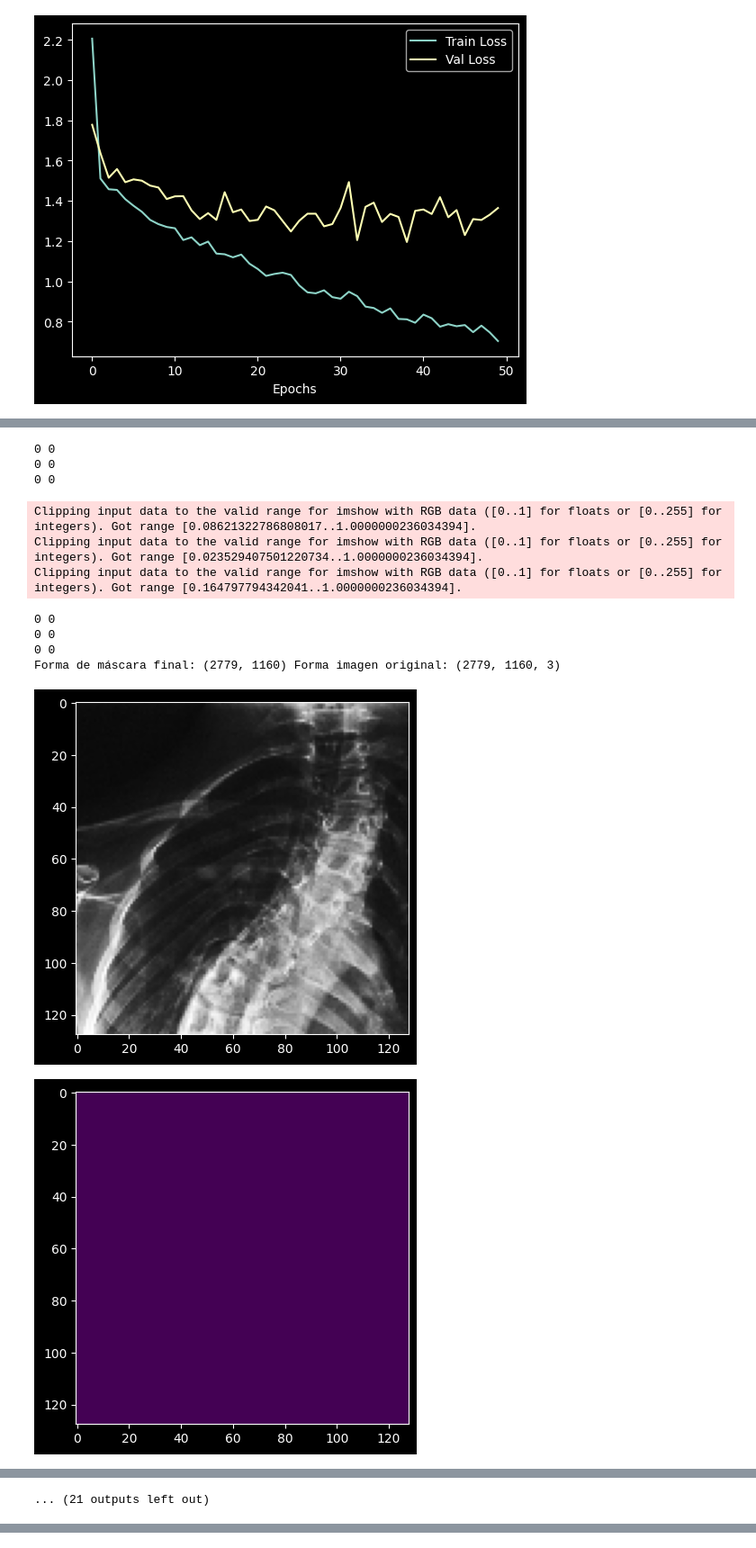
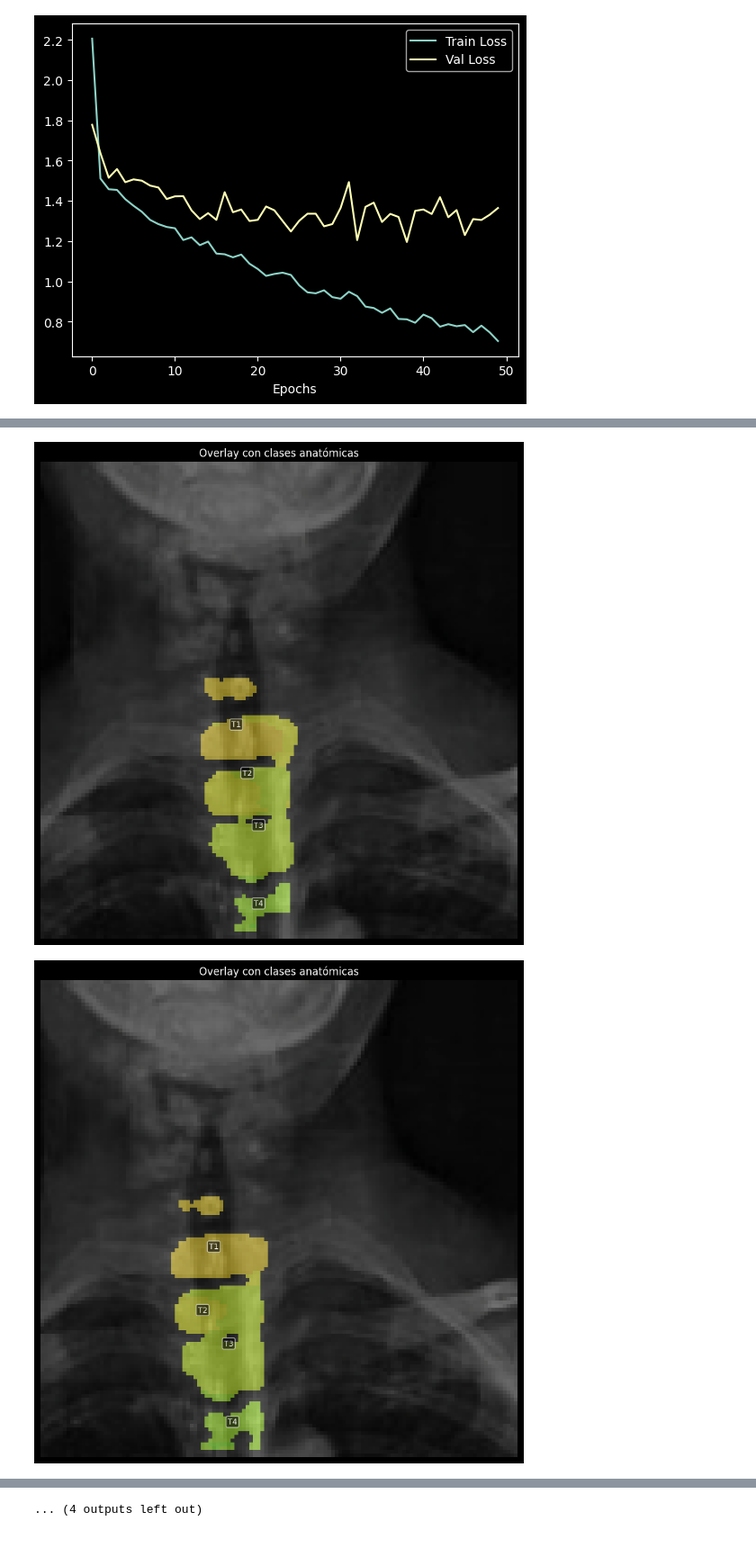
Before and after one commit to Nicolasgr22/Segmentacion_semantica_columna, a Jupyter notebook: notebooks/unet++/Unet++_patches.ipynb, the cells around one changed output, grey strips where cells are left out. Shown at 90% size. Cells and saved outputs as stored; diff of their text form; code cells hidden in the pictures.

```diff
--- a/notebooks/unet++/Unet++_patches.ipynb
+++ b/notebooks/unet++/Unet++_patches.ipynb
@@ -385,14 +385,11 @@ val_transforms.append(ToTensorV2())
 
 val_transform = A.Compose(val_transforms)
 
-# val_transform = A.Compose([
-#     A.LongestMaxSize(IMG_SIZE[0]),
-#     A.PadIfNeeded(IMG_SIZE[0], IMG_SIZE[1]),
-#     A.Normalize(mean=MEAN, std=STD),
-#     A.CLAHE(clip_limit=2.0, tile_grid_size=(8, 8), p=1.0),
-#     # A.Resize(IMG_SIZE[0],IMG_SIZE[1]),
-#     ToTensorV2(),
-# ])
+test_transforms = []
+if CLAHE:
+    test_transforms.append(clahe)
+# test_transforms.append(ToTensorV2())
+test_transforms = A.Compose(test_transforms)
 # %%
 
 # --- DATALOADERS ---
@@ -683,11 +680,14 @@ def patch_based_inference(model, image, patch_size, stride, num_classes, device)
 
     # 2. Crear la ventana Gaussiana de suavizado
     gaussian_window = create_gaussian_window(PATCH_SIZE, sigma=1.0).to(device)
+    # gaussian_window = torch.from_numpy(gkern(l=PATCH_SIZE, sig=1.0)).float().to(device)
 
     # 3. Bucle de Ventana Deslizante (Sliding Window)
     # Calculamos cuántos pasos dar en y y x
     y_steps = range(0, H_large - patch_size + 1, stride)
     x_steps = range(0, W_large - patch_size + 1, stride)
+
+    print(len(x_steps), W_large, patch_size,stride)
 
     # Asegurar que cubrimos el borde final si el stride no encaja perfecto
     # (Añadimos el último parche posible si no termina exactamente en el borde)
@@ -701,7 +701,7 @@ def patch_based_inference(model, image, patch_size, stride, num_classes, device)
 
     with torch.no_grad():
         # Usamos tqdm para ver progreso ya que esto tarda
-        image = (image / 255.0 - MEAN) / STD
+        # image = (image / 255.0 - MEAN) / STD
         for y in tqdm(y_steps, desc="Procesando filas"):
             for x in x_steps:
                 # Extaer el parche de la imagen grande
@@ -711,22 +711,28 @@ def patch_based_inference(model, image, patch_size, stride, num_classes, device)
                 patch = image[y:y+patch_size, x:x+patch_size, :]
                 patch = cv2.resize(patch, (PATCH_SIZE, PATCH_SIZE))
 
-                transform = torchvision.transforms.ToTensor()
-                patch = transform(patch).float()
+                # transform = torchvision.transforms.ToTensor()
+                # patch = transform(patch)
+                patch = torch.from_numpy(patch)
+                patch = patch.permute(2, 0, 1)
                 # print(patch.shape)
 
                 # Añadir dimensión de batch -> [1, C, H_patch, W_patch]
-                patch_batch = patch.unsqueeze(0).to(device)
+                patch_batch = patch.float().unsqueeze(0).to(device)
+                # print(patch_batch.shape)
 
                 # Inferencia del modelo (Logits) -> [1, 18, H_patch, W_patch]
+                # trans_image = val_transform(image=image)['image'].float().unsqueeze(0).to(device)
                 logits = model(patch_batch)
                 pred_mask_patch = torch.argmax(logits, dim=1).squeeze(0).cpu().numpy()
 
-                plt.figure()
-                plt.imshow((patch.permute(1, 2, 0).cpu().numpy())*STD + MEAN)
-                plt.figure()
-                plt.imshow(pred_mask_patch)
-                print(np.max(pred_mask_patch), np.min(pred_mask_patch))
+                # plt.figure()
+                # plt.imshow((patch.permute(1, 2, 0).cpu().numpy())*STD + MEAN)
+                # plt.imshow(patch.permute(1, 2, 0).cpu().numpy())
+                # plt.figure()
+                # plt.imshow(pred_mask_patch)
+                show_overlay_with_labels(patch.permute(1, 2, 0).cpu().numpy(), pred_mask_patch, dic_labels)
+                # print(np.max(pred_mask_patch), np.min(pred_mask_patch))
 
                 # Convertir logits a probabilidades (Softmax)
                 # Esto es crucial para la fusión ponderada
@@ -751,11 +757,17 @@ def patch_based_inference(model, image, patch_size, stride, num_classes, device)
 
 
 
-img_path = test_img[0]
+img_path = test_img[2]
+mask_path = test_mask[2]
+
 image = cv2.imread(img_path, cv2.COLOR_BGR2RGB)
+mask = cv2.imread(mask_path, cv2.IMREAD_GRAYSCALE)
+image = test_transforms(image=image)['image']
 
 x, y, _ = image.shape
+min_dim = min(x, y)
 patch_size = np.round(np.sqrt(0.25*x*y)).astype(int)
+patch_size = min_dim if patch_size > min_dim else patch_size
 stride = np.round(patch_size/2).astype(int)
 
 # 4. Parímetros de Inferencia
@@ -799,12 +803,2 @@ Clipping input data to the valid range for imshow with RGB data ([0..1] for floa
-0 0
-0 0
-0 0
-Clipping input data to the valid range for imshow with RGB data ([0..1] for floats or [0..255] for integers). Got range [0.08621322786808017..1.0000000236034394].
-Clipping input data to the valid range for imshow with RGB data ([0..1] for floats or [0..255] for integers). Got range [0.023529407501220734..1.0000000236034394].
-Clipping input data to the valid range for imshow with RGB data ([0..1] for floats or [0..255] for integers). Got range [0.164797794342041..1.0000000236034394].
-0 0
-0 0
-0 0
-Forma de máscara final: (2779, 1160) Forma imagen original: (2779, 1160, 3)
-[figure, old version]
+[figure, new version]
-[figure, old version]
+[figure, new version]
@@ -812 +805,0 @@ Forma de máscara final: (2779, 1160) Forma imagen original: (2779, 1160, 3)
-... (21 outputs left out)
@@ -813 +814,2 @@ Forma de máscara final: (2779, 1160) Forma imagen original: (2779, 1160, 3)
+... (4 outputs left out)
 # %%
```
Also changed, not shown: parts of 7 cells of this notebook.
